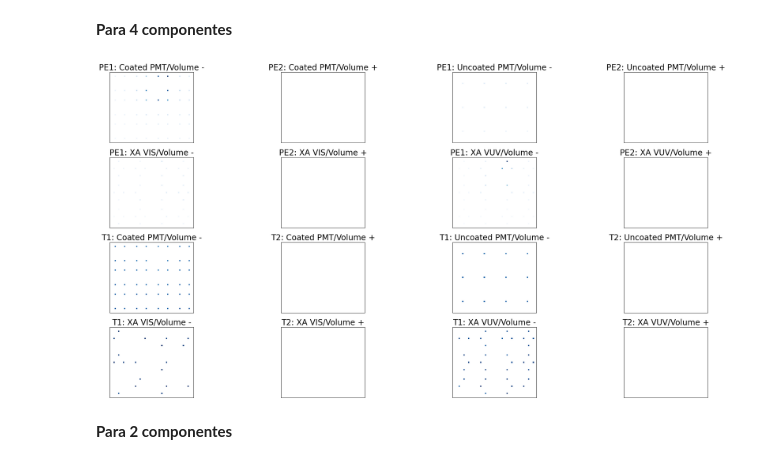
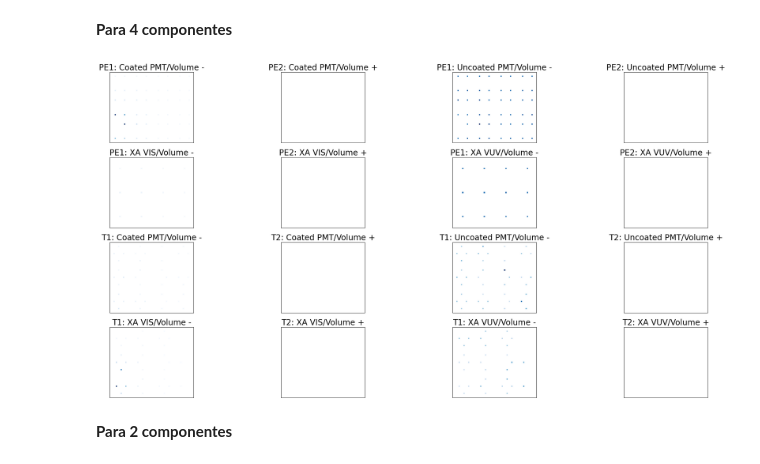
Before and after one commit to CIEMAT-Neutrino/AI_nuvT, a Jupyter notebook: 4_Image_creation_&_visualization.ipynb, the cells around one changed output. Saved outputs shown, nothing was run; the diff lists cells and outputs as text; code cells hidden in the pictures.

```diff
--- a/4_Image_creation_&_visualization.ipynb
+++ b/4_Image_creation_&_visualization.ipynb
@@ -133,9 +82,9 @@ groups_4comp = [
 grid_4comp =(4,4)
 event_idx=1489
 # %%
-plot_image(image_realistic_4comp_2, event_idx, labels_4comp, groups_4comp, grid_4comp, figsize=(26, 12))
+plot_image(image_realistic_4comp, event_idx, labels_4comp, groups_4comp, grid_4comp, figsize=(26, 12))
 # %% [output]
-[figure, old version]
+[figure, new version]
 # %% [markdown]
 **Para 2 componentes**
 # %%
```
Also changed, not shown: parts of 24 cells of this notebook, 2 other files.
